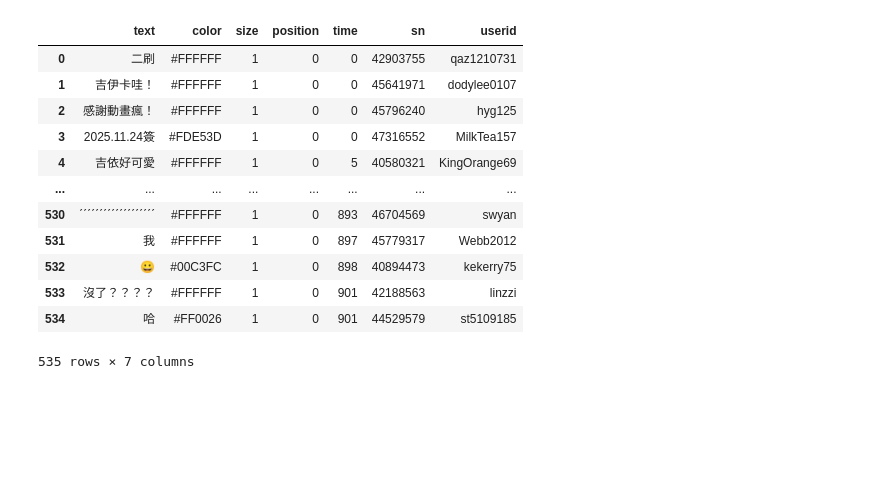
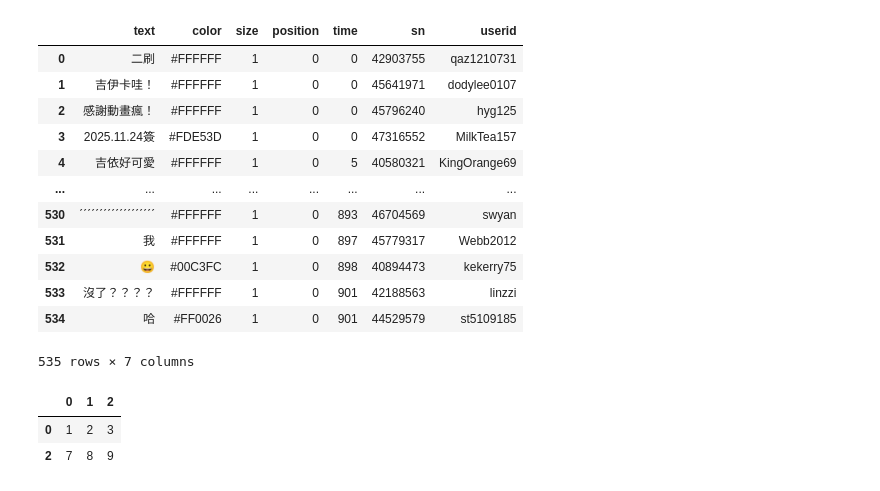
Before and after one commit to Elwing-Chou/ximen20260316, a Jupyter notebook: ximen20260408.ipynb, the cells around one changed output. Cells and saved outputs as stored; diff of their text form; code cells hidden in the pictures; blank space fills up the shorter version.

```diff
--- a/ximen20260408.ipynb
+++ b/ximen20260408.ipynb
@@ -135,3 +136,20 @@ df
 | 533 | 沒了？？？？ | #FFFFFF | 1 | 0 | 901 | 42188563 | linzzi |
 | 534 | 哈 | #FF0026 | 1 | 0 | 901 | 44529579 | st5109185 |
 535 rows × 7 columns
+# %%
+# pandas處理: 1. 過濾 2. 轉換
+# 過濾原理: 準備跟你資料筆數一樣多的True/False
+# 對到True=留下, 隊到False=移除
+demo = pd.DataFrame([
+    [1, 2, 3],
+    [4, 5, 6],
+    [7, 8, 9]
+])
+# 準備一個list來放這些T/F
+fil = [True, False, True]
+# 查詢 [剛才的T/F放進來]
+demo[fil]
+# %% [output]
+|  | 0 | 1 | 2 |
+| 0 | 1 | 2 | 3 |
+| 2 | 7 | 8 | 9 |
```
Also changed, not shown: parts of 3 cells of this notebook.
